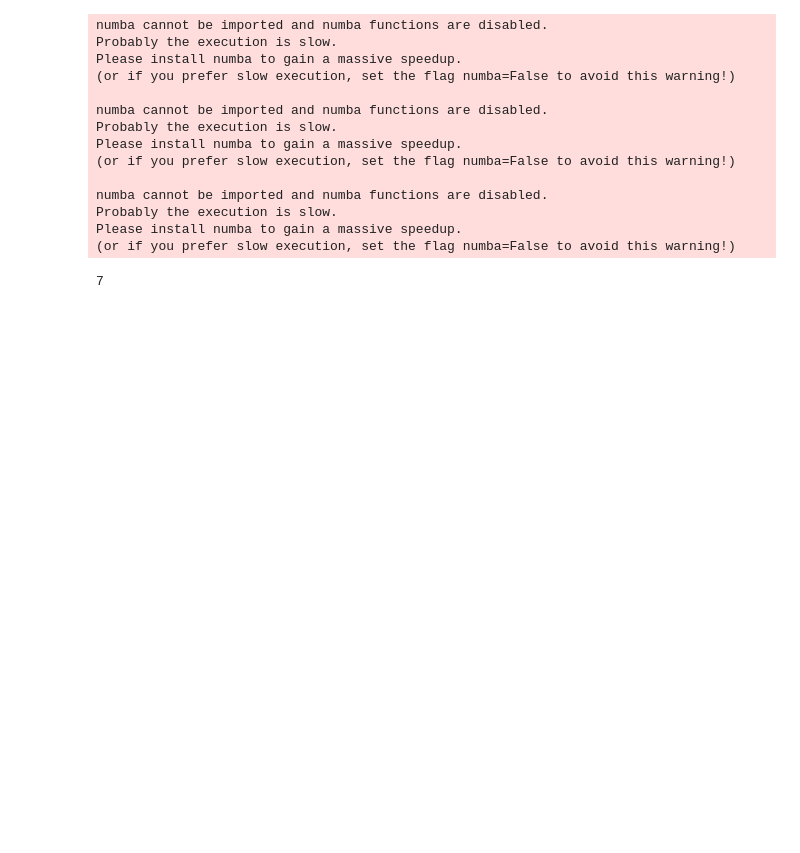
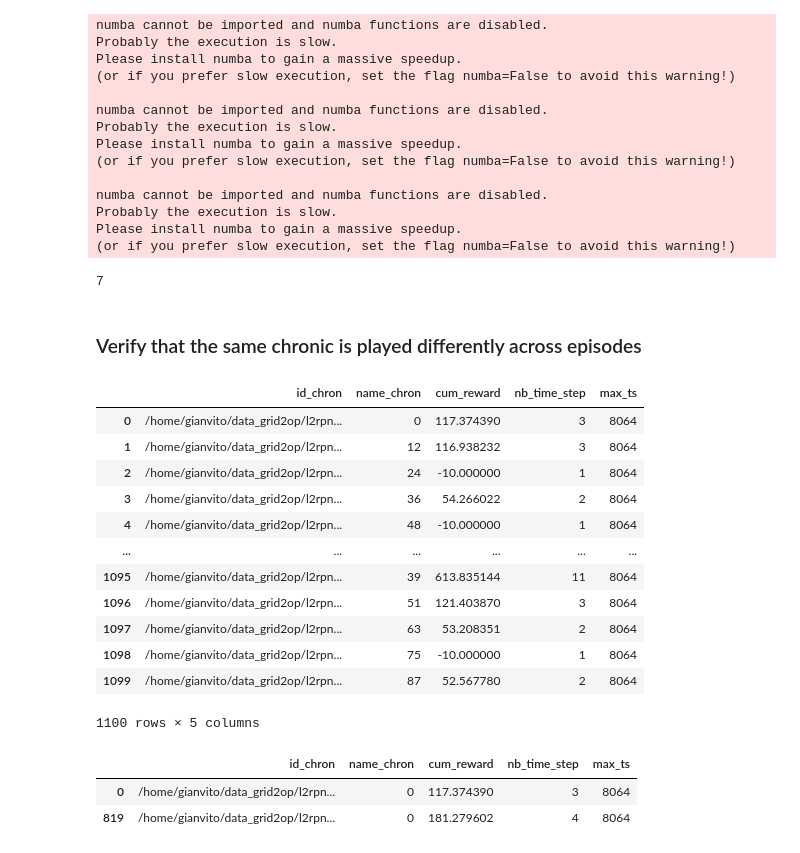
Before and after one commit to ThatBerra/thesis_AI4realnet_distributed, a Jupyter notebook: notebook.ipynb, the cells around one changed output. Saved outputs shown, nothing was run; the diff lists cells and outputs as text; code cells hidden in the pictures; blank space fills up the shorter version.

```diff
--- a/notebook.ipynb
+++ b/notebook.ipynb
@@ -249,3 +249,5 @@ Please install numba to gain a massive speedup.
 len(env.action_space.get_all_unitary_topologies_set(env.action_space, sub_id=2))
 # %% [output]
 7
+# %% [markdown]
+### Verify that the same chronic is played differently across episodes
@@ -251,0 +257,25 @@ len(env.action_space.get_all_unitary_topologies_set(env.action_space, sub_id=2))
+# %%
+header = ["id_chron", "name_chron", "cum_reward", "nb_time_step", "max_ts"]
+df = pd.read_csv('res.csv', names=header)
+# %%
+df
+# %% [output]
+|  | id_chron | name_chron | cum_reward | nb_time_step | max_ts |
+| 0 | /home/gianvito/data_grid2op/l2rpn... | 0 | 117.374390 | 3 | 8064 |
+| 1 | /home/gianvito/data_grid2op/l2rpn... | 12 | 116.938232 | 3 | 8064 |
+| 2 | /home/gianvito/data_grid2op/l2rpn... | 24 | -10.000000 | 1 | 8064 |
+| 3 | /home/gianvito/data_grid2op/l2rpn... | 36 | 54.266022 | 2 | 8064 |
+| 4 | /home/gianvito/data_grid2op/l2rpn... | 48 | -10.000000 | 1 | 8064 |
+| ... | ... | ... | ... | ... | ... |
+| 1095 | /home/gianvito/data_grid2op/l2rpn... | 39 | 613.835144 | 11 | 8064 |
+| 1096 | /home/gianvito/data_grid2op/l2rpn... | 51 | 121.403870 | 3 | 8064 |
+| 1097 | /home/gianvito/data_grid2op/l2rpn... | 63 | 53.208351 | 2 | 8064 |
+| 1098 | /home/gianvito/data_grid2op/l2rpn... | 75 | -10.000000 | 1 | 8064 |
+| 1099 | /home/gianvito/data_grid2op/l2rpn... | 87 | 52.567780 | 2 | 8064 |
+1100 rows × 5 columns
+# %%
+df[df["name_chron"] == 0]
+# %% [output]
+|  | id_chron | name_chron | cum_reward | nb_time_step | max_ts |
+| 0 | /home/gianvito/data_grid2op/l2rpn... | 0 | 117.374390 | 3 | 8064 |
+| 819 | /home/gianvito/data_grid2op/l2rpn... | 0 | 181.279602 | 4 | 8064 |
```
Also changed, not shown: parts of 1 cell of this notebook, 3 other files.
